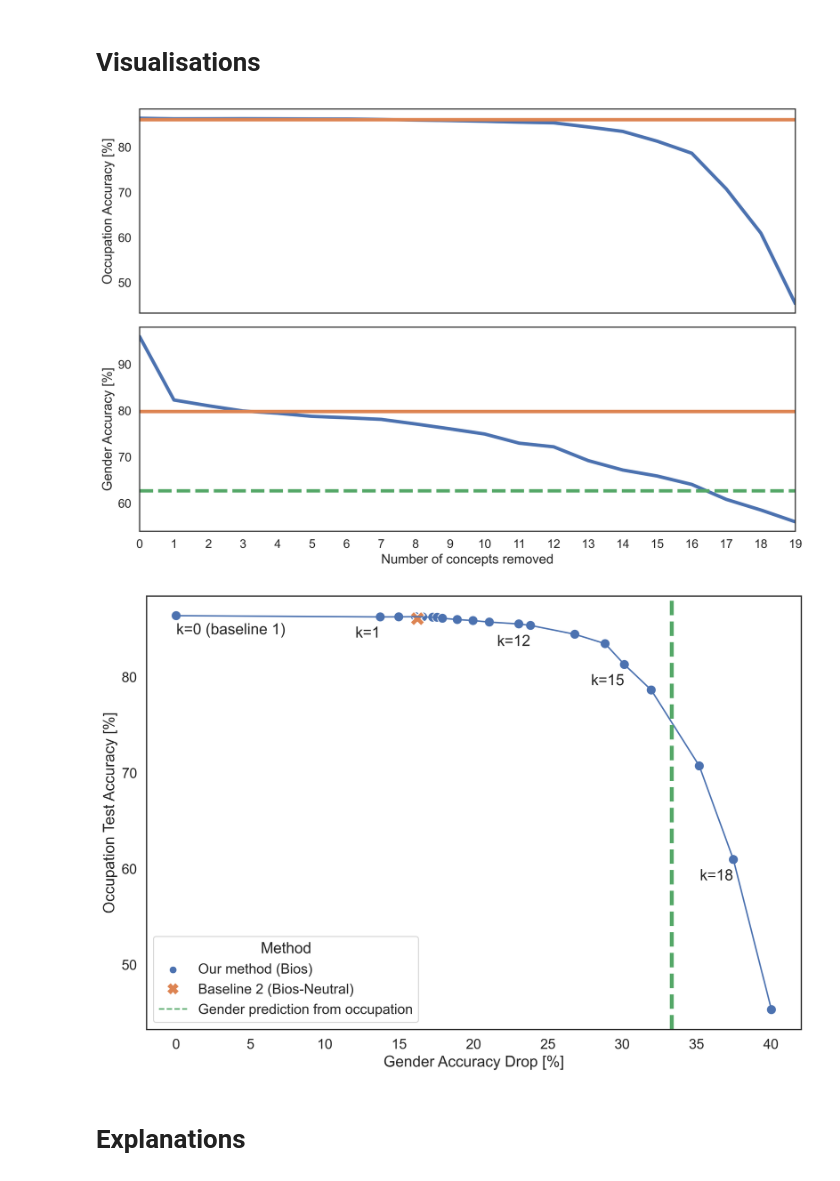
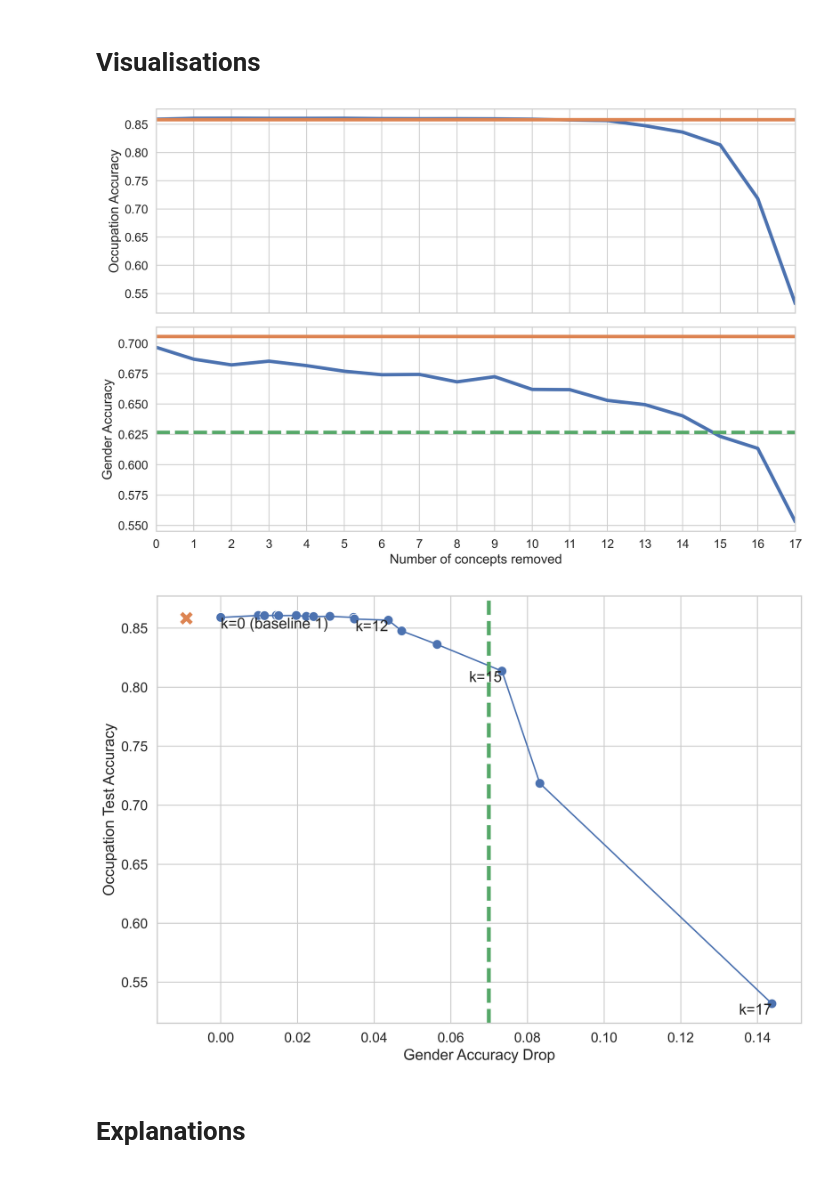
Before and after one commit to fanny-jourdan/TaCo, a Jupyter notebook: example.ipynb, the cells around one changed output. Saved outputs shown, nothing was run; the diff lists cells and outputs as text; code cells hidden in the pictures.

```diff
--- a/example.ipynb
+++ b/example.ipynb
@@ -220,8 +237,8 @@ plot_co_importance(global_importance_occ, global_importance_gender)
 # PART 3: Remove concepts
 # %%
 import pickle
-global_importance_gender = pickle.load(open(f'global_importance/gi_gender_{method_name}{num_components}_{model_type}_baseline_{baseline}.pkl',"rb"))
-global_importance_occ = pickle.load(open(f'global_importance/gi_occupation_{method_name}{num_components}_{model_type}_baseline_{baseline}.pkl',"rb"))
+global_importance_gender = pickle.load(open(f'global_importance/gi_gender_{modeltype}_{method_name}{num_components}_{mlp_or_lin}_baseline_{baseline}.pkl',"rb"))
+global_importance_occ = pickle.load(open(f'global_importance/gi_occupation_{modeltype}_{method_name}{num_components}_{mlp_or_lin}_baseline_{baseline}.pkl',"rb"))
 # %%
 import numpy as np
 
@@ -387,11 +411,18 @@ acc_occ = [86.39, 86.261, 86.268, 86.283, 86.260, 86.229, 86.218, 86.120, 85.987
+# %%
+concept_removed = list(range(0,num_components))
+save = f"plot_accuracy_{modeltype}_{method_name}{num_components}_{mlp_or_lin}"
+
+#list created with the run_concepts_remov.py file
+acc_gender = [acc_gender_baseline1] + pickle.load(open(f'figures/list/l_gender_acc_{modeltype}_{method_name}{num_components}_{mlp_or_lin}_baseline_normal.pkl',"rb"))
+acc_occ = [acc_occ_baseline1] + pickle.load(open(f'figures/list/l_occupation_acc_{modeltype}_{method_name}{num_components}_{mlp_or_lin}_baseline_normal.pkl',"rb"))
 # %%
 sns.set(font_scale=1.3)
 nolegend = True
 
 if nolegend:
+  sns.set_style("whitegrid")
+else:
   sns.set_style("white")
-else:
-  sns.set_style("whitegrid")
 
 assert len(acc_gender) == len(concept_removed)
 assert len(acc_occ) == len(concept_removed)
@@ -401,7 +432,7 @@ acc_occ_baseline2_line = [acc_occ_baseline2] * len(concept_removed)
 min_gender_line = [min_gender] * len(concept_removed)
 
 c_removed = "Number of concepts removed"
-val_acc = "Test Accuracy [%]"
+val_acc = "Test Accuracy"
 label = "Method"
 metric = "Metric"
 df = {
@@ -447,10 +478,10 @@ ylb_num = [40, 50, 60, 70, 80, 90, 100]
 ylb_num_st = [str(x) for x in ylb_num]
 
 df_top = df[df[metric] == 'Gender prediction']
-df_top_name = "Gender Accuracy [%]"
+df_top_name = "Gender Accuracy"
 df_top = df_top.rename({val_acc: df_top_name}, axis=1)
 df_bottom = df[df[metric] == 'Occupation prediction']
-df_bottom_name = "Occupation Accuracy [%]"
+df_bottom_name = "Occupation Accuracy"
 df_bottom = df_bottom.rename({val_acc: df_bottom_name}, axis=1)
 
 swap_top_bottom = True
@@ -470,36 +501,35 @@ sns.lineplot(df_top,
 sns.lineplot(df_bottom,
              x=c_removed,
              y=df_bottom_name,
              hue=label,
              style=isgenderocc,
              ax=ax2, linewidth=linewidth)
 # ax2.set_yticks(ylb_num, ylb_num_st)
 
 handles, labels = ax2.get_legend_handles_labels()
 ax2.get_legend().remove()
 if not nolegend:
   handles = handles[:-3]
   labels = labels[:-3]
   color = sns.color_palette("deep")[2]
   handles[-1] = plt.Line2D([], [], color=color, linestyle='--', label='Green Line')
   ax1.legend(handles, labels, loc='best')
 else:
   ax1.get_legend().remove()
 
 
 plt.xlim(0, concept_removed[-1])
-xlb_num = [i for i in range(20)]
+xlb_num = [i for i in range(num_components)]
 xlb_num_st = [str(x) for x in xlb_num]
 plt.xticks(xlb_num, xlb_num_st)
-# plt.title(title)
 
 fig.tight_layout()
 if nolegend:
   plt.savefig("figures/"+save+'_nolegend.png')
 else:
   plt.savefig("figures/"+save+'.png')
 # %% [output]
-[figure, old version]
+[figure, new version]
 # %%
 from matplotlib.legend_handler import HandlerBase
 
@@ -507,7 +537,7 @@ sns.set_palette("dark")
 sns.set(font_scale=1.3)
 
 
-nolegend = False
+nolegend = True
 if nolegend:
   sns.set_style("whitegrid")
 else:
@@ -537,8 +567,8 @@ if drop_gender:
   acc_gender_baseline2 = max_gender - acc_gender_baseline2
 
 c_removed = "Number of concepts removed"
-gen_acc_name = "Gender Accuracy Drop [%]" if drop_gender else "Gender Test Accuracy [%]"
-occ_acc_name = "Occupation Accuracy Drop [%]" if drop_occ else "Occupation Test Accuracy [%]"
+gen_acc_name = "Gender Accuracy Drop" if drop_gender else "Gender Test Accuracy"
+occ_acc_name = "Occupation Accuracy Drop" if drop_occ else "Occupation Test Accuracy"
 label = "Model"
 df = {
     gen_acc_name: [],
@@ -601,7 +631,8 @@ if green_line:
 x_offset = 1 if not drop_gender else -1
 pos_ha = 'left' if not drop_gender else 'right'
 pos_va = 'top' if not drop_occ else 'bottom'
-keep = [0, 1, 12, 15, 18]
+#keep = [0, 1, 12, 15, 18]
+keep = [0, 12, 15, 17]
 for i in range(len(concept_removed)):
   if i not in keep:
     continue
@@ -609,22 +640,22 @@ for i in range(len(concept_removed)):
   if i == 0:
     text = 'k=0 (baseline 1)'
     x = row[gen_acc_name]
-    y = row[occ_acc_name] - 0.75
+    y = row[occ_acc_name] #- 0.75
     ax.text(x, y, text, ha='left', va=pos_va)
   else:
     text = 'k=' + str(row[c_removed])
     x = row[gen_acc_name]
-    y = row[occ_acc_name] + x_offset
+    y = row[occ_acc_name] #+ x_offset
     ax.text(x, y, text, ha=pos_ha, va=pos_va)
 
-# plt.title(title)
+
 ax.legend(existing_handles, existing_labels, title='Method', loc='best')
 if nolegend:
   ax.get_legend().remove()
 
 plt.savefig("figures/"+save+f"{drop_gender}_{drop_occ}_legend{nolegend}"+'.png')
 # %% [output]
-[figure, old version]
+[figure, new version]
 # %% [markdown]
 # Explanations
 # %%
```
Also changed, not shown: parts of 19 cells of this notebook, 4 other files.
